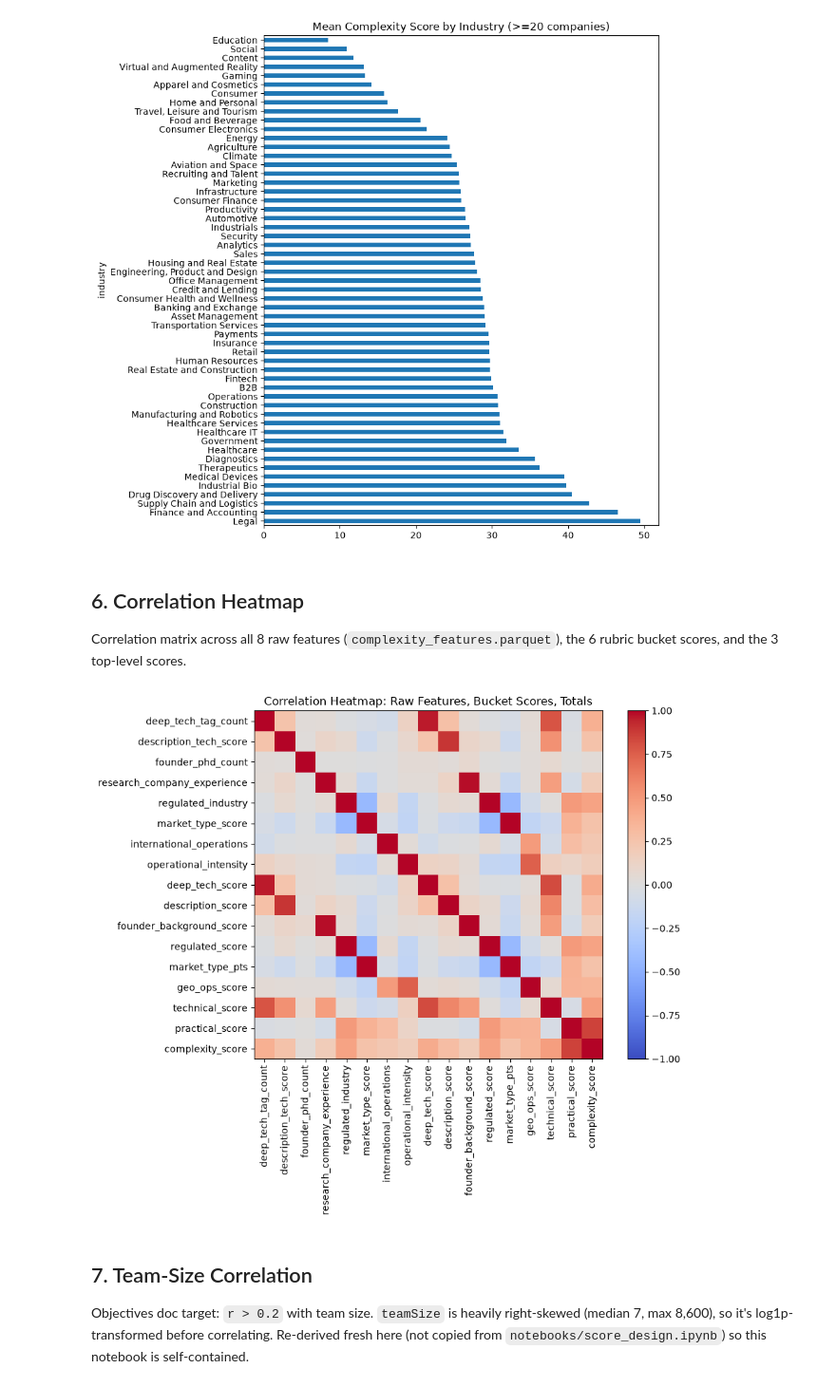
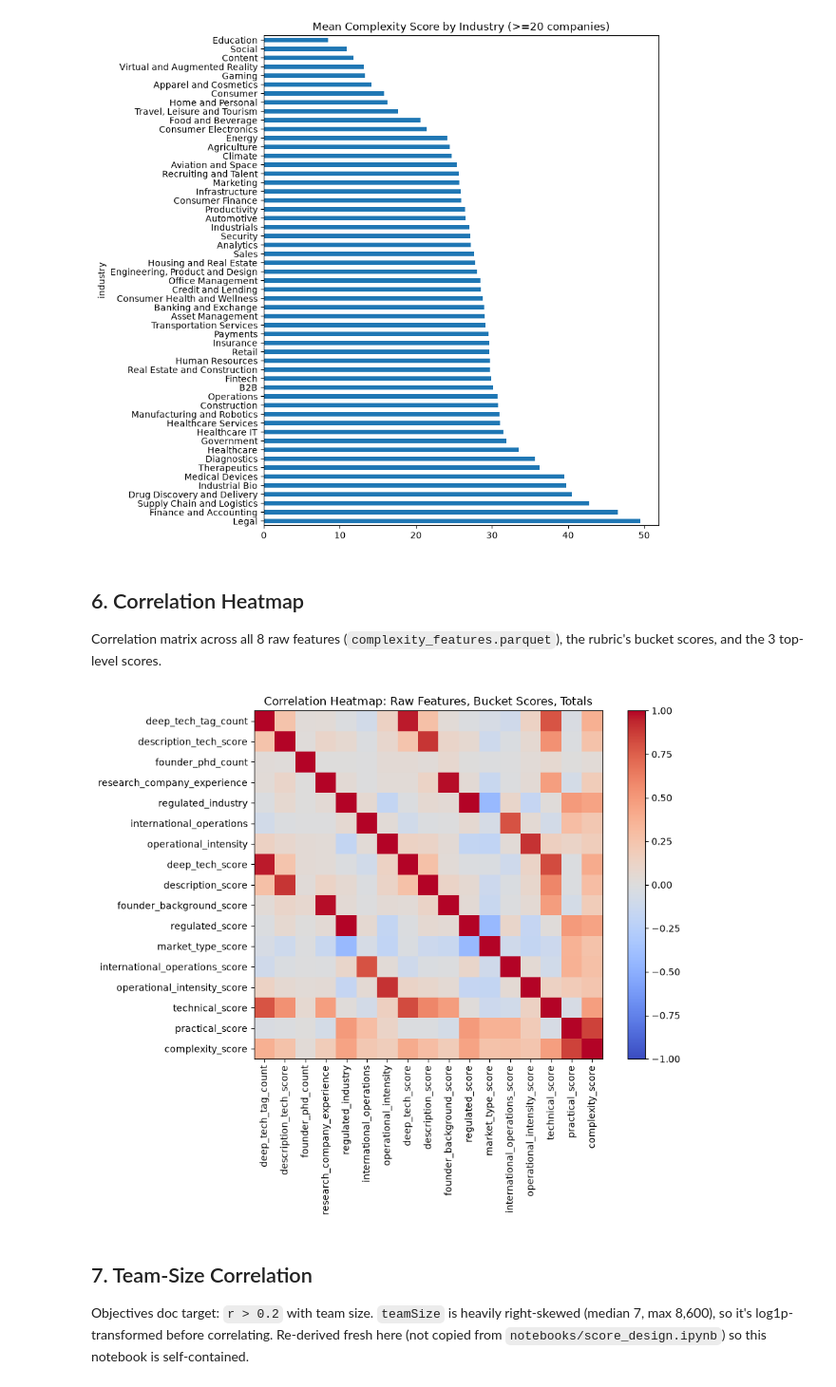
Before and after one commit to Ledsav/y-combinator-analysis, a Jupyter notebook: notebooks/complexity_analysis.ipynb, the cells around one changed output. Shown at 95% size. Cells and saved outputs as stored; diff of their text form; code cells hidden in the pictures.

Commit message:
chore: regenerate v2 score CSV, notebook, and dashboard with the config-driven engine

```diff
--- a/notebooks/complexity_analysis.ipynb
+++ b/notebooks/complexity_analysis.ipynb
@@ -13,6 +13,7 @@ REPO_ROOT = Path.cwd().parent if Path.cwd().name == "notebooks" else Path.cwd()
 sys.path.insert(0, str(REPO_ROOT))
 
 scores_df = pd.read_csv(REPO_ROOT / "data" / "processed" / "scores" / "complexity_index_v2.csv")
+bucket_score_cols = [c for c in scores_df.columns if c.endswith("_score") and c not in ("technical_score", "practical_score", "complexity_score")]
 features_df = pd.read_parquet(REPO_ROOT / "data" / "processed" / "features" / "complexity_features.parquet")
 companies_df = pd.read_csv(REPO_ROOT / "data" / "processed" / "step3_enriched" / "companies_enriched.csv")
 industries_df = pd.read_csv(REPO_ROOT / "data" / "processed" / "step3_enriched" / "industries_enriched.csv")
@@ -20,7 +21,7 @@ industries_df = pd.read_csv(REPO_ROOT / "data" / "processed" / "step3_enriched"
 merged = scores_df.merge(companies_df[["id", "teamSize"]], on="id", how="left")
 merged["log_team_size"] = np.log1p(merged["teamSize"])
 
-feature_cols = [c for c in features_df.columns if c not in ("id", "slug", "name", "batch", "status")]
+feature_cols = [c for c in features_df.columns if c not in ("id", "slug", "name", "batch", "status") and c not in scores_df.columns]
 merged = merged.merge(features_df[["id"] + feature_cols], on="id", how="left")
 
 industry_merged = scores_df.merge(industries_df, on="id", how="left")
@@ -159,28 +160,26 @@ industry_summary
 # %% [markdown]
 ## 6. Correlation Heatmap
 
-Correlation matrix across all 8 raw features (`complexity_features.parquet`), the 6 rubric bucket scores, and the 3 top-level scores.
+Correlation matrix across all 8 raw features (`complexity_features.parquet`), the rubric's bucket scores, and the 3 top-level scores.
 # %%
 import matplotlib.pyplot as plt
 
-corr_cols = feature_cols + [
-    "deep_tech_score", "description_score", "founder_background_score",
-    "regulated_score", "market_type_pts", "geo_ops_score",
+corr_cols = feature_cols + bucket_score_cols + [
     "technical_score", "practical_score", "complexity_score",
 ]
 corr_matrix = merged[corr_cols].corr()
 
 fig, ax = plt.subplots(figsize=(10, 8))
 im = ax.imshow(corr_matrix, cmap="coolwarm", vmin=-1, vmax=1)
 ax.set_xticks(range(len(corr_cols)))
 ax.set_xticklabels(corr_cols, rotation=90)
 ax.set_yticks(range(len(corr_cols)))
 ax.set_yticklabels(corr_cols)
 fig.colorbar(im, ax=ax)
 ax.set_title("Correlation Heatmap: Raw Features, Bucket Scores, Totals")
 fig.tight_layout()
 # %% [output]
-[figure, old version]
+[figure, new version]
 # %% [markdown]
 ## 7. Team-Size Correlation
 
```
Also changed, not shown: parts of 2 cells of this notebook, 2 other files.
